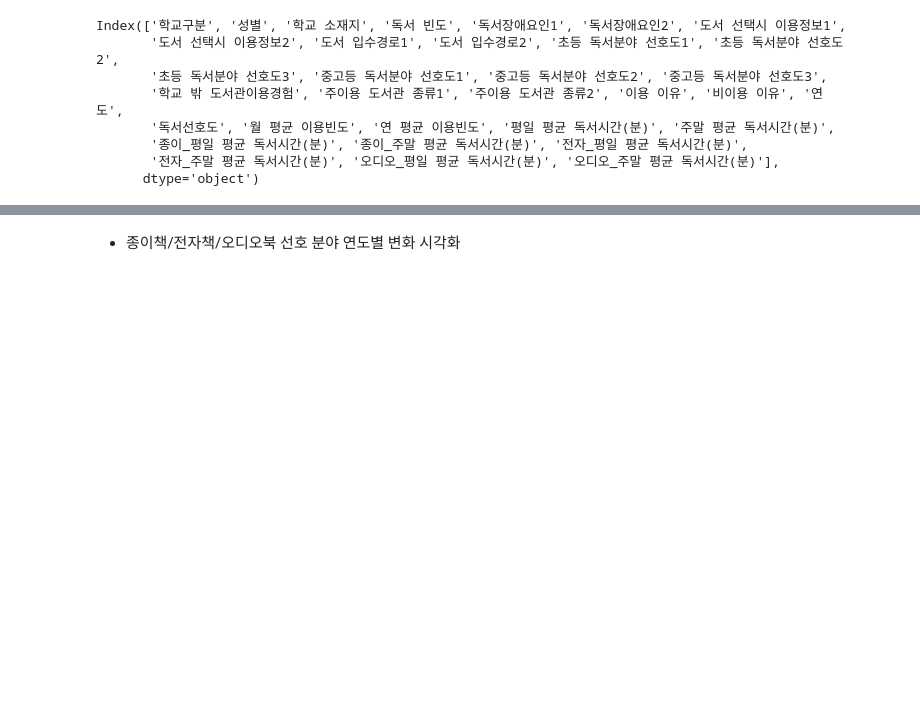
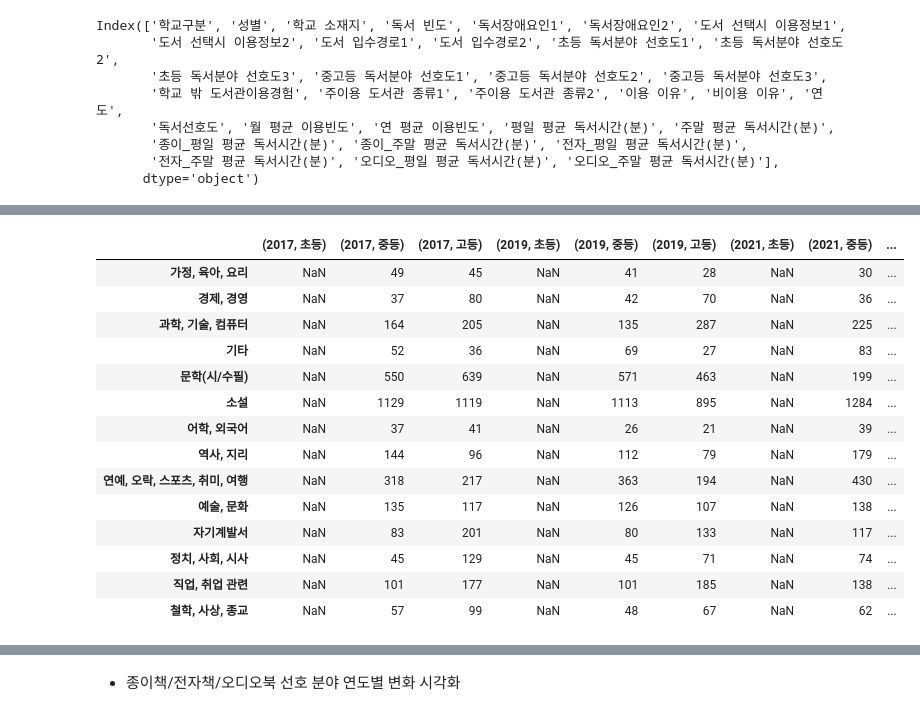
Before and after one commit to Yerial1125/semi_project, a Jupyter notebook: E조_세미프로젝트.ipynb, the cells around one changed output, grey strips where cells are left out. Drawn from its saved outputs; the diff is of its cells as text; code cells hidden in the pictures; blank space fills up the shorter version.

```diff
--- a/E조_세미프로젝트.ipynb
+++ b/E조_세미프로젝트.ipynb
@@ -527,5 +528,5 @@ for i in list:
 total_adult['최종학력'].replace({1:'교육을 안 받았음',2:'초등학교',3:'중학교',4:'고등학교',5:'대학(4년제 미만)',6:'대학(4년제 이상)',
                             7: '대학원 석사과정',8:'대학원 박사과정'}, inplace=True)
 
-# total_adult.replace({99:'무응답',999:'무응답'}, inplace=True)
-total_adult.replace({99:0,98:'없음'}, inplace=True)
+# 결측치
+total_adult.replace({999:0,99:0,98:'없음'}, inplace=True)
@@ -1031,0 +1212,3 @@ book_kind = total_stu['초등 독서분야 선호도1', '초등 독서분야 선
+# %%
+# 필요한 컬럼값 추출 : df.loc[]
+book_kind = total_stu.loc[:,['연도','학교구분','초등 독서분야 선호도1', '초등 독서분야 선호도2', '중고등 독서분야 선호도1', '중고등 독서분야 선호도2']]
@@ -1031,0 +1228,3 @@ book_kind = total_stu['초등 독서분야 선호도1', '초등 독서분야 선
+# %%
+# 다중인덱스
+book_kind = book_kind.set_index(['연도','학교구분'])
@@ -1031,0 +1248,5 @@ book_kind = total_stu['초등 독서분야 선호도1', '초등 독서분야 선
+# %%
+# 결측치 제거
+book_kind.replace({0:np.nan},inplace=True)
+book_kind.dropna(how='all', inplace=True, axis=0)
+book_kind
@@ -1031,0 +1286,30 @@ book_kind = total_stu['초등 독서분야 선호도1', '초등 독서분야 선
+# %%
+list = book_kind.index.unique()
+rank = pd.DataFrame()
+
+for i in list :
+    if i[0] == '초등' :
+        first = book_kind.loc[i,'초등 독서분야 선호도1'].value_counts()
+        second = book_kind.loc[i,'초등 독서분야 선호도2'].value_counts()
+        rank[i] = first*2+second
+    else :
+        first = book_kind.loc[i,'중고등 독서분야 선호도1'].value_counts()
+        second = book_kind.loc[i,'중고등 독서분야 선호도2'].value_counts()
+    rank[i] = first*2+second
+rank
+# %% [output]
+|  | (2017, 초등) | (2017, 중등) | (2017, 고등) | (2019, 초등) | (2019, 중등) | (2019, 고등) | (2021, 초등) | (2021, 중등) | ... |
+| 가정, 육아, 요리 | NaN | 49 | 45 | NaN | 41 | 28 | NaN | 30 | ... |
+| 경제, 경영 | NaN | 37 | 80 | NaN | 42 | 70 | NaN | 36 | ... |
+| 과학, 기술, 컴퓨터 | NaN | 164 | 205 | NaN | 135 | 287 | NaN | 225 | ... |
+| 기타 | NaN | 52 | 36 | NaN | 69 | 27 | NaN | 83 | ... |
+| 문학(시/수필) | NaN | 550 | 639 | NaN | 571 | 463 | NaN | 199 | ... |
+| 소설 | NaN | 1129 | 1119 | NaN | 1113 | 895 | NaN | 1284 | ... |
+| 어학, 외국어 | NaN | 37 | 41 | NaN | 26 | 21 | NaN | 39 | ... |
+| 역사, 지리 | NaN | 144 | 96 | NaN | 112 | 79 | NaN | 179 | ... |
+| 연예, 오락, 스포츠, 취미, 여행 | NaN | 318 | 217 | NaN | 363 | 194 | NaN | 430 | ... |
+| 예술, 문화 | NaN | 135 | 117 | NaN | 126 | 107 | NaN | 138 | ... |
+| 자기계발서 | NaN | 83 | 201 | NaN | 80 | 133 | NaN | 117 | ... |
+| 정치, 사회, 시사 | NaN | 45 | 129 | NaN | 45 | 71 | NaN | 74 | ... |
+| 직업, 취업 관련 | NaN | 101 | 177 | NaN | 101 | 185 | NaN | 138 | ... |
+| 철학, 사상, 종교 | NaN | 57 | 99 | NaN | 48 | 67 | NaN | 62 | ... |
```
Also changed, not shown: parts of 169 cells of this notebook.
